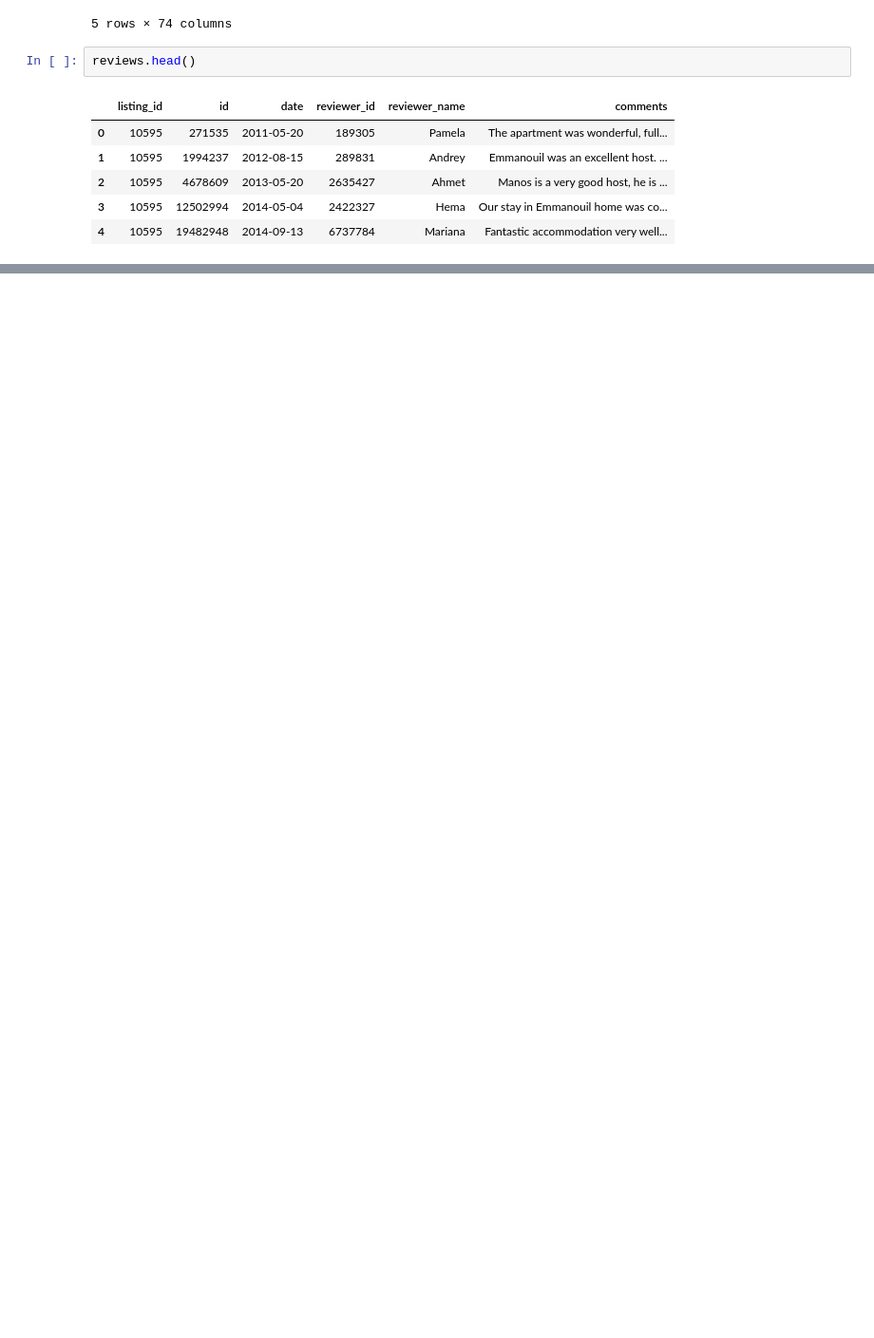
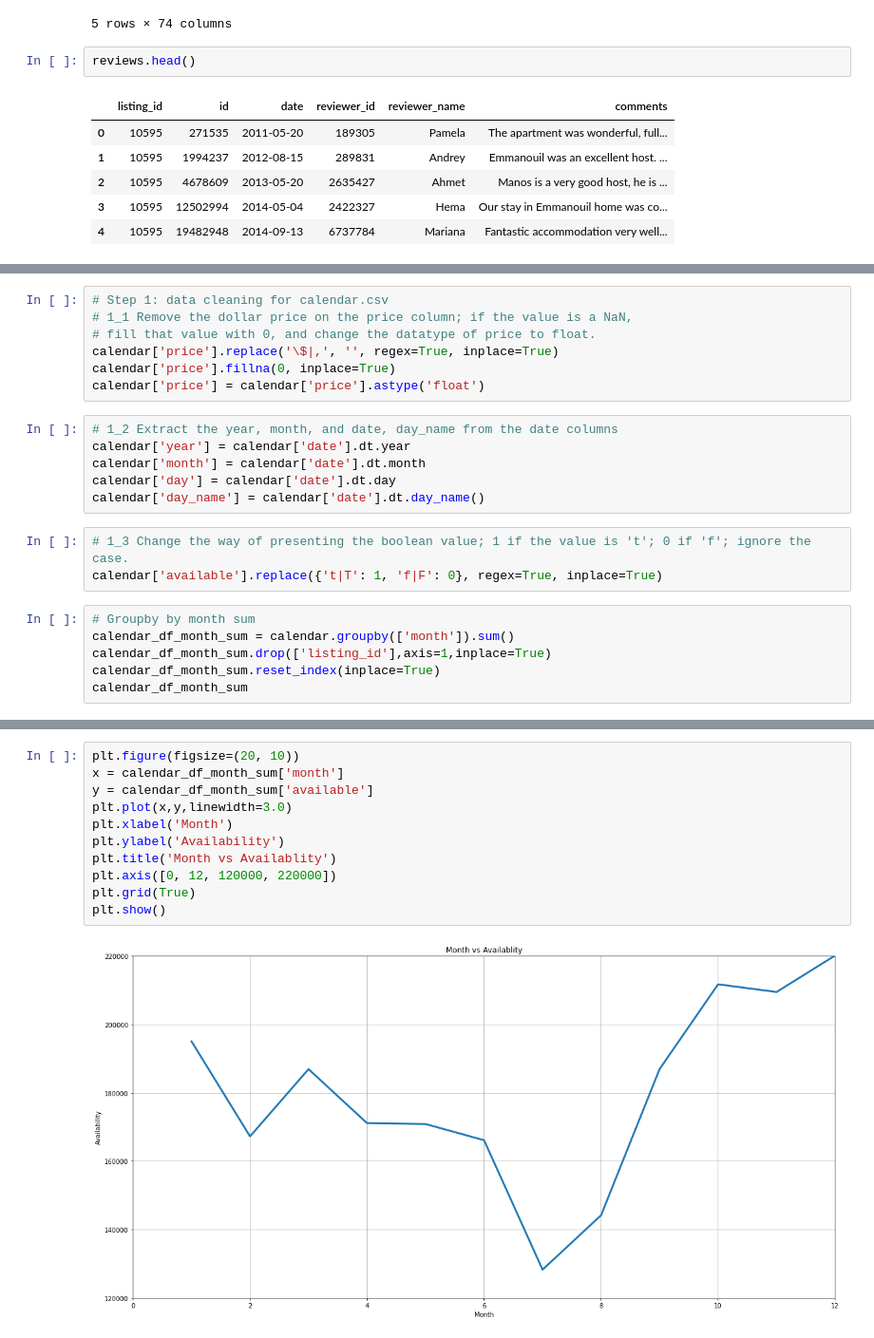
Before and after one commit to Mahi0411/Athens-Airbnb, a Jupyter notebook: Athens Airbnb.ipynb, the cells around one changed output, grey strips where cells are left out. Shown at 95% size. Drawn from its saved outputs; the diff is of its cells as text; blank space fills up the shorter version.

```diff
--- a/Athens Airbnb.ipynb
+++ b/Athens Airbnb.ipynb
@@ -58,0 +99,22 @@ memory usage: 187.9+ MB
+# %%
+# Step 1: data cleaning for calendar.csv
+# 1_1 Remove the dollar price on the price column; if the value is a NaN,
+# fill that value with 0, and change the datatype of price to float.
+calendar['price'].replace('\$|,', '', regex=True, inplace=True)
+calendar['price'].fillna(0, inplace=True)
+calendar['price'] = calendar['price'].astype('float')
+# %%
+# 1_2 Extract the year, month, and date, day_name from the date columns
+calendar['year'] = calendar['date'].dt.year
+calendar['month'] = calendar['date'].dt.month
+calendar['day'] = calendar['date'].dt.day
+calendar['day_name'] = calendar['date'].dt.day_name()
+# %%
+# 1_3 Change the way of presenting the boolean value; 1 if the value is 't'; 0 if 'f'; ignore the case.
+calendar['available'].replace({'t|T': 1, 'f|F': 0}, regex=True, inplace=True)
+# %%
+# Groupby by month sum
+calendar_df_month_sum = calendar.groupby(['month']).sum()
+calendar_df_month_sum.drop(['listing_id'],axis=1,inplace=True)
+calendar_df_month_sum.reset_index(inplace=True)
+calendar_df_month_sum
@@ -58,0 +135,13 @@ memory usage: 187.9+ MB
+# %%
+plt.figure(figsize=(20, 10))
+x = calendar_df_month_sum['month']
+y = calendar_df_month_sum['available']
+plt.plot(x,y,linewidth=3.0)
+plt.xlabel('Month')
+plt.ylabel('Availability')
+plt.title('Month vs Availablity')
+plt.axis([0, 12, 120000, 220000])
+plt.grid(True)
+plt.show()
+# %% [output]
+[figure, added]
```
Also changed, not shown: parts of 76 cells of this notebook.
